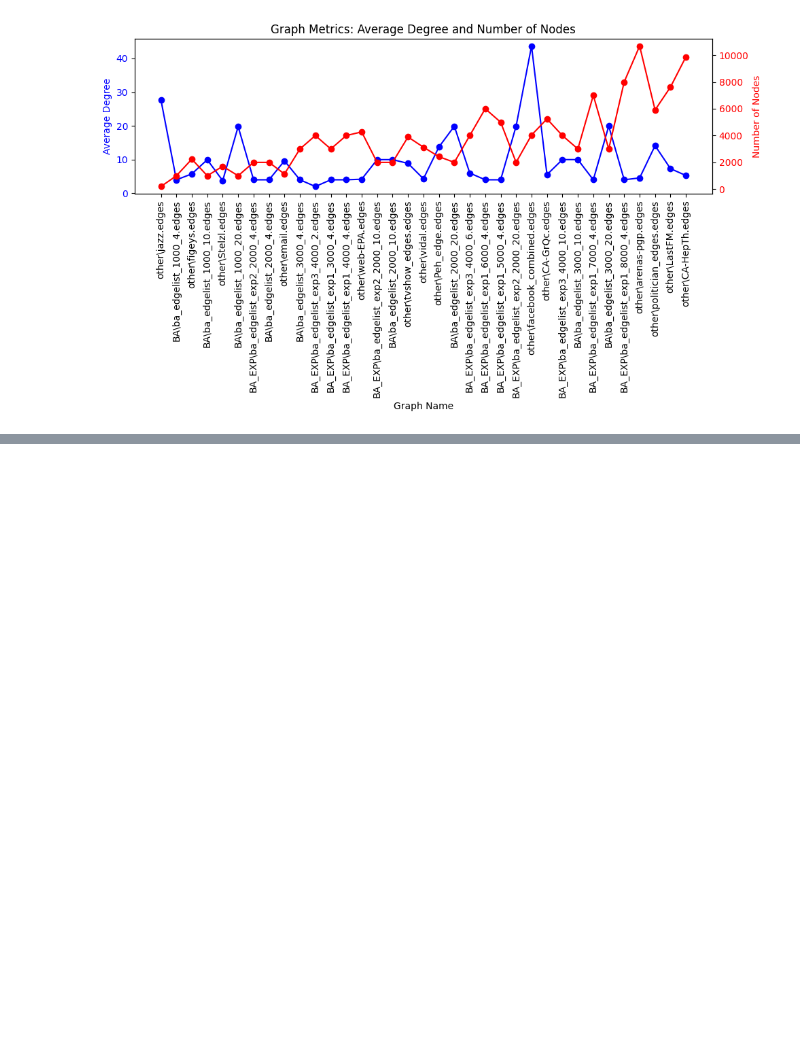
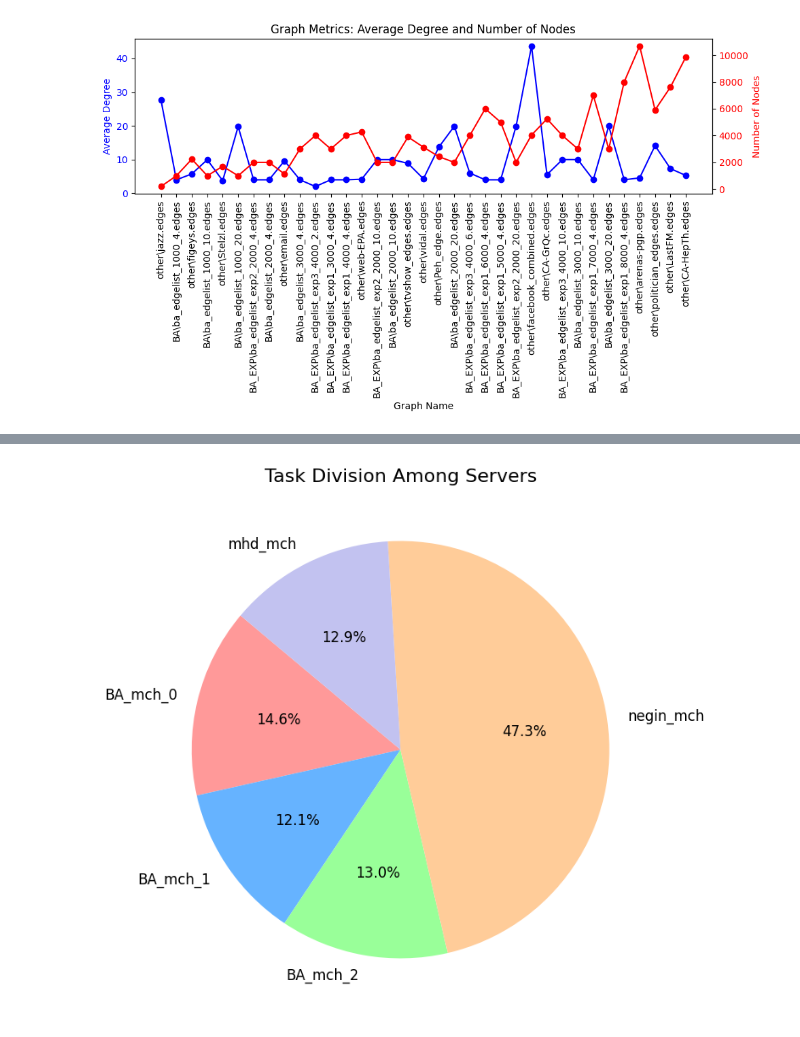
Before and after one commit to neginkheirmand/influential-node-ranking-in-complex-networks, a Jupyter notebook: sir-sim-analisys.ipynb, the cells around one changed output, grey strips where cells are left out. Drawn from its saved outputs; the diff is of its cells as text; code cells hidden in the pictures; blank space fills up the shorter version.

```diff
--- a/sir-sim-analisys.ipynb
+++ b/sir-sim-analisys.ipynb
@@ -622,0 +644,14 @@ plt.show()
+# %%
+
+# Data for the circle plot
+labels = ['BA_mch_0', 'BA_mch_1', 'BA_mch_2', 'negin_mch', 'mhd_mch']
+sizes = [31500, 26041, 28000, 101912, 27799]
+colors = ['#ff9999', '#66b3ff', '#99ff99', '#ffcc99', '#c2c2f0']
+
+# Create the pie chart
+plt.figure(figsize=(8, 8))
+plt.pie(sizes, labels=labels, autopct='%1.1f%%', startangle=140, colors=colors, textprops={'fontsize': 12})
+plt.title('Task Division Among Servers', fontsize=16)
+plt.show()
+# %% [output]
+[figure, added]
```
Also changed, not shown: parts of 4 cells of this notebook, 28 other files.
